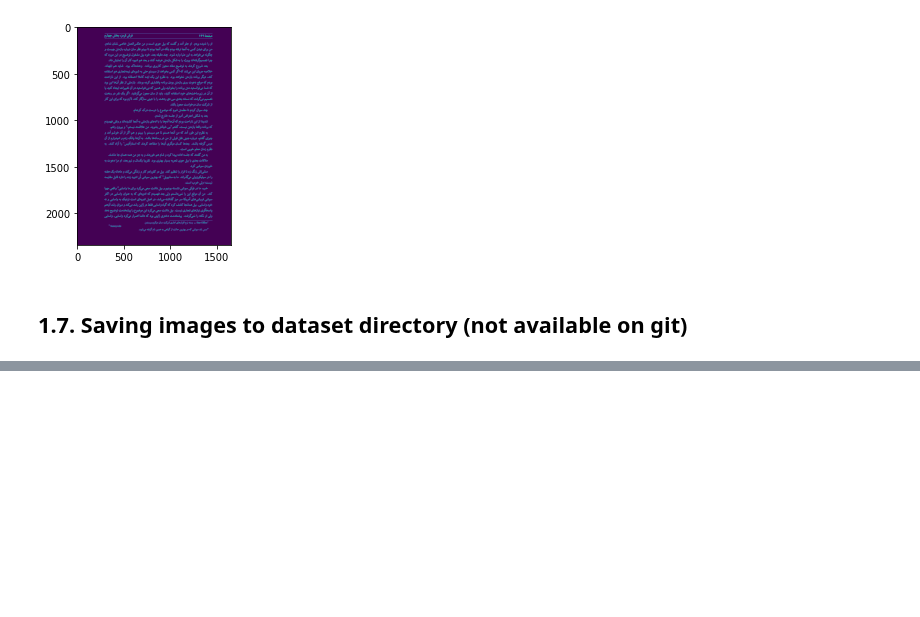
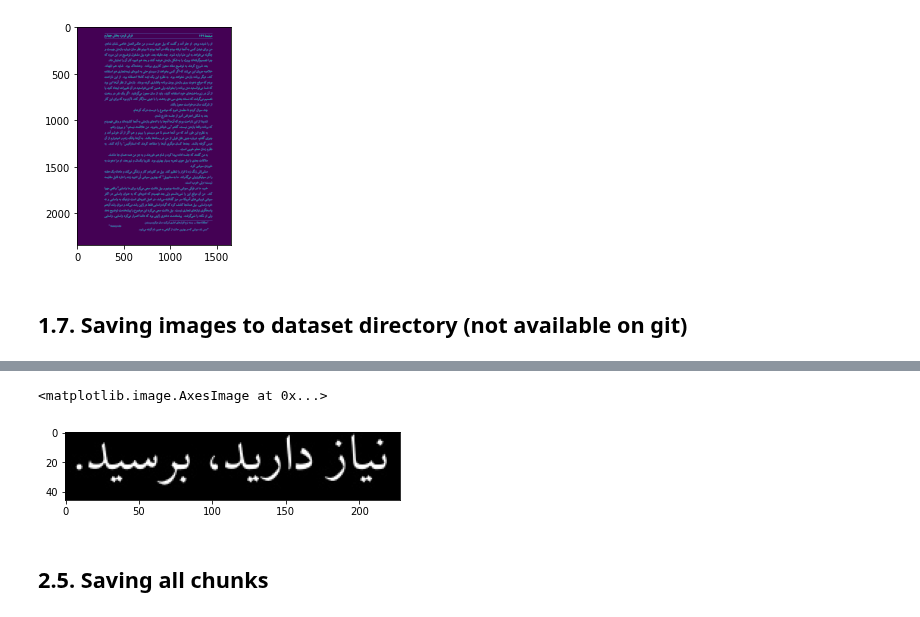
Before and after one commit to prp-e/persian_ocr_project, a Jupyter notebook: word_detection/Word Detection.ipynb, the cells around one changed output, grey strips where cells are left out. Drawn from its saved outputs; the diff is of its cells as text; code cells hidden in the pictures; blank space fills up the shorter version.

Commit message:
Saving all chunks

```diff
--- a/word_detection/Word Detection.ipynb
+++ b/word_detection/Word Detection.ipynb
@@ -208,0 +211,2 @@ coords[1]
+# %%
+test_image = image.copy()
@@ -208,0 +219,10 @@ coords[1]
+# %%
+test_image = test_image[int(coords[4][1]):int(coords[4][3]), int(coords[4][0]):int(coords[4][2])]
+# %%
+%matplotlib inline
+plt.imshow(test_image)
+# %% [output]
+<matplotlib.image.AxesImage at 0x...>
+[figure, added]
+# %% [markdown]
+## 2.5. Saving all chunks
```
Also changed, not shown: parts of 38 cells of this notebook.
